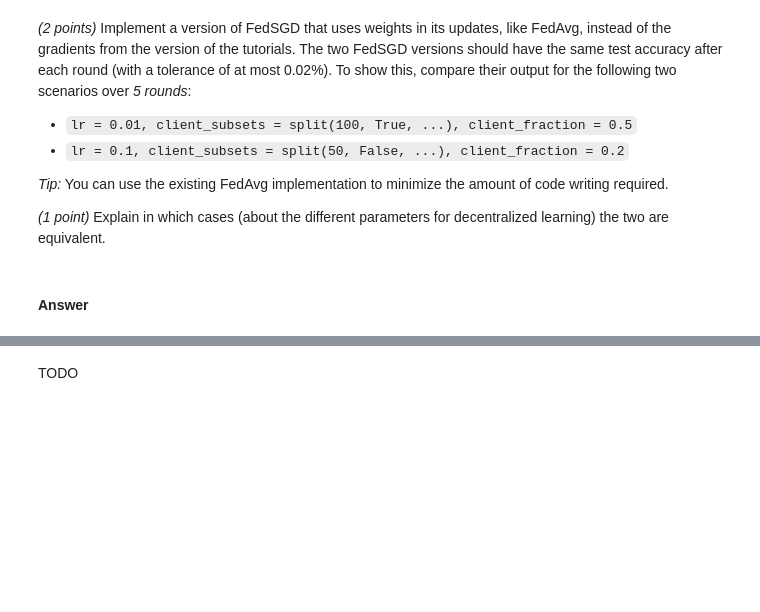
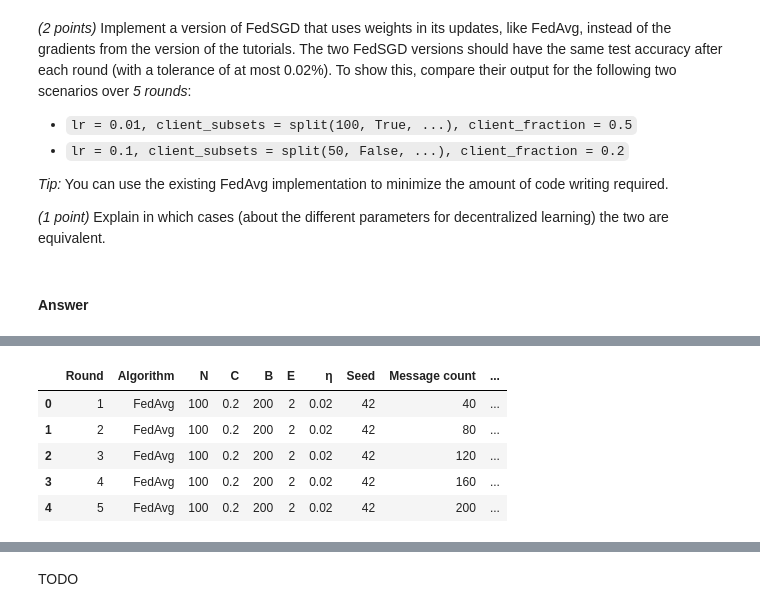
Before and after one commit to ChungAndre/DDLS25, a Jupyter notebook: lab/homework-1.ipynb, the cells around one changed output, grey strips where cells are left out. Saved outputs shown, nothing was run; the diff lists cells and outputs as text; code cells hidden in the pictures; blank space fills up the shorter version.

```diff
--- a/lab/homework-1.ipynb
+++ b/lab/homework-1.ipynb
@@ -456,0 +114,14 @@ NameError: name '__file__' is not defined
+# %%
+sample_split = split(100, True, 42)
+# %%
+fedavg_server = FedAvgServer(0.02, 200, sample_split, 0.2, 2, 42)
+result_fedavg = fedavg_server.run(5)
+fedavg_df = result_fedavg.as_df()
+fedavg_df
+# %% [output]
+|  | Round | Algorithm | N | C | B | E | η | Seed | Message count | ... |
+| 0 | 1 | FedAvg | 100 | 0.2 | 200 | 2 | 0.02 | 42 | 40 | ... |
+| 1 | 2 | FedAvg | 100 | 0.2 | 200 | 2 | 0.02 | 42 | 80 | ... |
+| 2 | 3 | FedAvg | 100 | 0.2 | 200 | 2 | 0.02 | 42 | 120 | ... |
+| 3 | 4 | FedAvg | 100 | 0.2 | 200 | 2 | 0.02 | 42 | 160 | ... |
+| 4 | 5 | FedAvg | 100 | 0.2 | 200 | 2 | 0.02 | 42 | 200 | ... |
```
Also changed, not shown: parts of 7 cells of this notebook, 2 other files.
